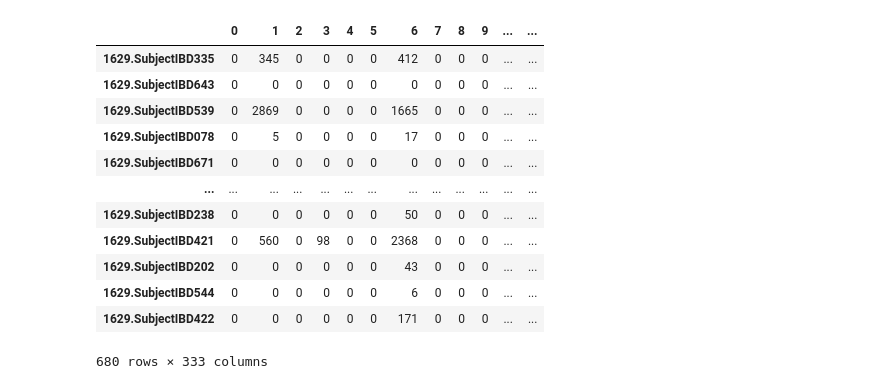
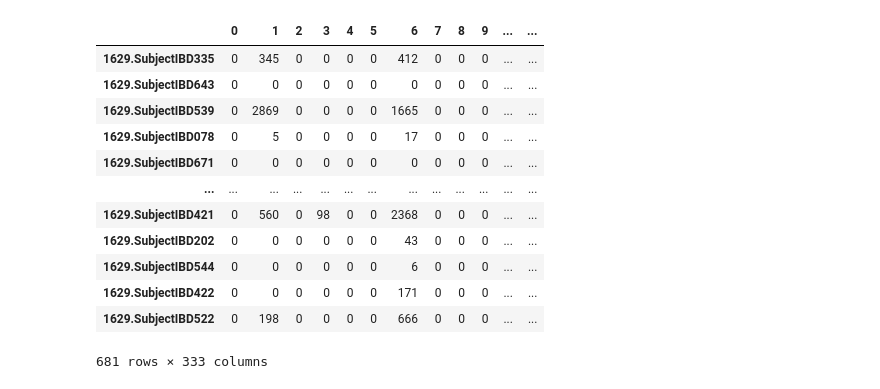
Before and after one commit to NicoPiel/PDA, a Jupyter notebook: Analyse mit SplitFunction/Taxonomie/support_vector_machine_Taxonomie.ipynb, the cells around one changed output. Saved outputs shown, nothing was run; the diff lists cells and outputs as text; code cells hidden in the pictures.

```diff
--- a/Analyse mit SplitFunction/Taxonomie/support_vector_machine_Taxonomie.ipynb
+++ b/Analyse mit SplitFunction/Taxonomie/support_vector_machine_Taxonomie.ipynb
@@ -11,23 +11,23 @@ import random
 # %%
 #Metadaten einlesen
 df = pd.read_csv("NIHMS841832-supplement-1.csv", sep=',')
 
 #Ergebnisse des Feature Tables einlesen
 feature = pd.read_csv('feature_table.txt', sep='\t').T
-feature = feature[1:][:-1]
+feature = feature[1:][:]
 
 feature
 # %% [output]
 |  | 0 | 1 | 2 | 3 | 4 | 5 | 6 | 7 | 8 | 9 | ... | ... |
 | 1629.SubjectIBD335 | 0 | 345 | 0 | 0 | 0 | 0 | 412 | 0 | 0 | 0 | ... | ... |
 | 1629.SubjectIBD643 | 0 | 0 | 0 | 0 | 0 | 0 | 0 | 0 | 0 | 0 | ... | ... |
 | 1629.SubjectIBD539 | 0 | 2869 | 0 | 0 | 0 | 0 | 1665 | 0 | 0 | 0 | ... | ... |
 | 1629.SubjectIBD078 | 0 | 5 | 0 | 0 | 0 | 0 | 17 | 0 | 0 | 0 | ... | ... |
 | 1629.SubjectIBD671 | 0 | 0 | 0 | 0 | 0 | 0 | 0 | 0 | 0 | 0 | ... | ... |
 | ... | ... | ... | ... | ... | ... | ... | ... | ... | ... | ... | ... | ... |
-| 1629.SubjectIBD238 | 0 | 0 | 0 | 0 | 0 | 0 | 50 | 0 | 0 | 0 | ... | ... |
 | 1629.SubjectIBD421 | 0 | 560 | 0 | 98 | 0 | 0 | 2368 | 0 | 0 | 0 | ... | ... |
 | 1629.SubjectIBD202 | 0 | 0 | 0 | 0 | 0 | 0 | 43 | 0 | 0 | 0 | ... | ... |
 | 1629.SubjectIBD544 | 0 | 0 | 0 | 0 | 0 | 0 | 6 | 0 | 0 | 0 | ... | ... |
 | 1629.SubjectIBD422 | 0 | 0 | 0 | 0 | 0 | 0 | 171 | 0 | 0 | 0 | ... | ... |
+| 1629.SubjectIBD522 | 0 | 198 | 0 | 0 | 0 | 0 | 666 | 0 | 0 | 0 | ... | ... |
-680 rows × 333 columns
+681 rows × 333 columns
```
Also changed, not shown: parts of 5 cells of this notebook, 8 other files.
